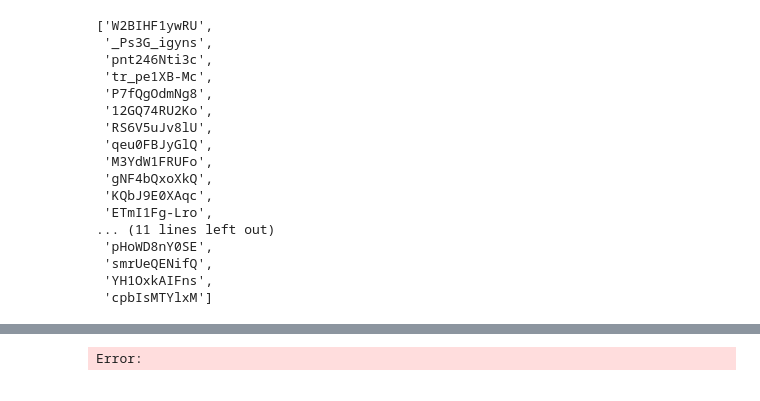
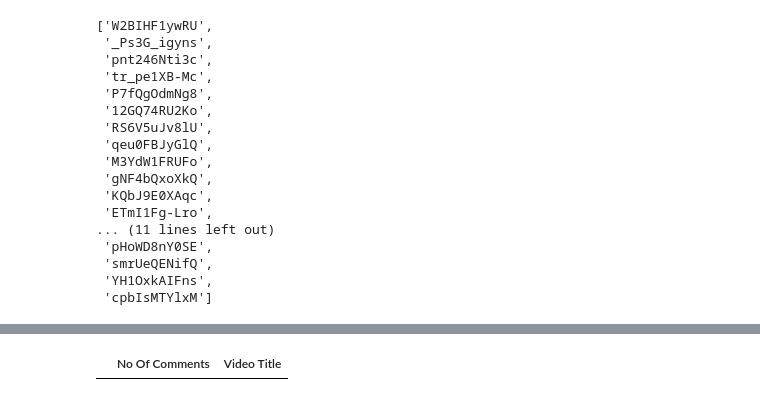
Before and after one commit to virenemmanuel/youtube_data_harvesting-and-warehousing, a Jupyter notebook: youtubeproject/youtubetest.ipynb, the cells around one changed output, grey strips where cells are left out. Saved outputs shown, nothing was run; the diff lists cells and outputs as text; code cells hidden in the pictures.

```diff
--- a/youtubeproject/youtubetest.ipynb
+++ b/youtubeproject/youtubetest.ipynb
@@ -898,19 +1065,22 @@ Error:
 # %%
+# How many comments were made on each video, and what are their corresponding video names?
 mydb = psycopg2.connect(host="localhost",
                             user = "postgres",
                             password = "roomno13",
                             database = "youtube_data",
                             port = "5432")
 cursor = mydb.cursor()
 
-query4 = "select Comments as No_comments ,Title as VideoTitle from videos where Comments is not null;"
+
+# question == '4. How many comments were made on each video, and what are their corresponding video names?':
+query4 = "select Comments as No_comments ,Title as VideoTitle from videos where comments is not null;"
 cursor.execute(query4)
 mydb.commit()
 t4=cursor.fetchall()
 df4=pd.DataFrame(t4, columns=["No Of Comments", "Video Title"])
 df4
 # %% [output]
-Error:
+|  | No Of Comments | Video Title |
 # %%
 mydb = psycopg2.connect(host="localhost",
                             user = "postgres",
```
Also changed, not shown: parts of 49 cells of this notebook, 1 other file.
